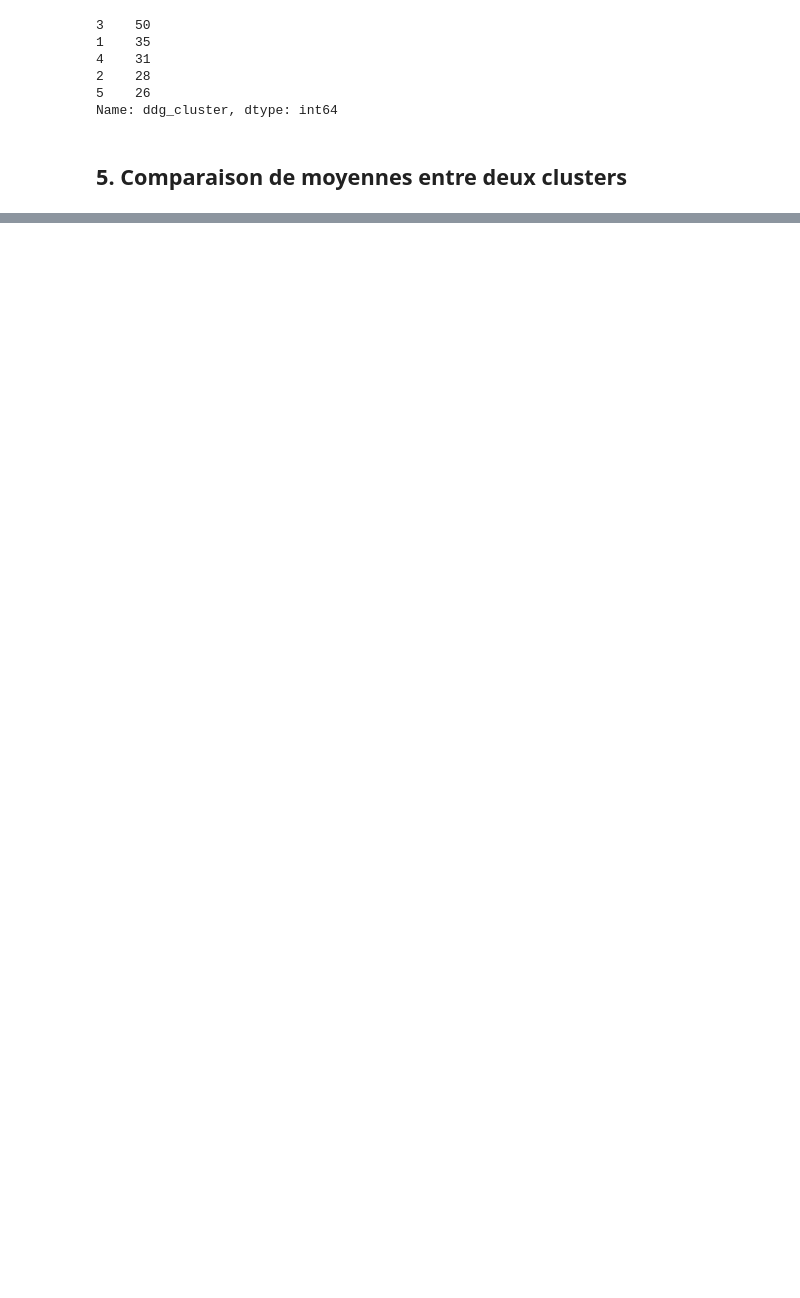
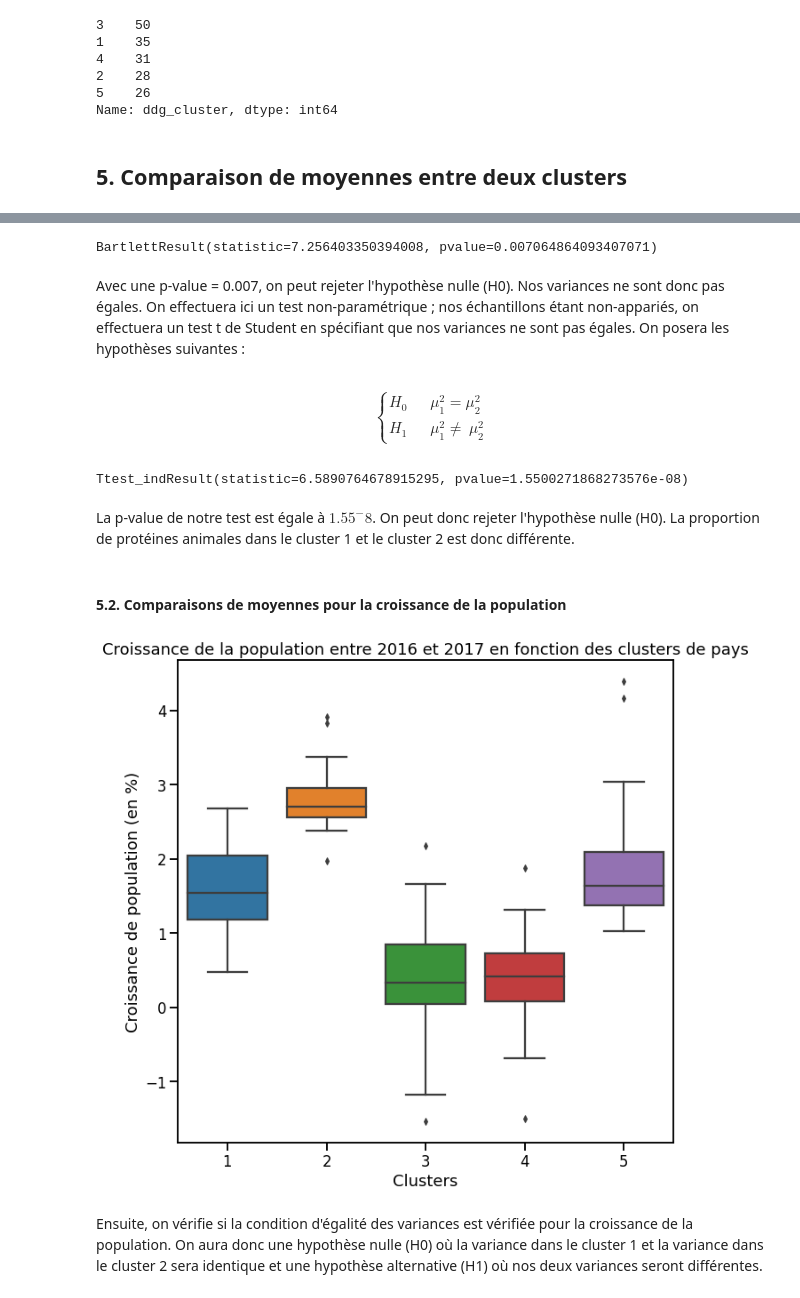
Before and after one commit to Sylvariane/etude_marche, a Jupyter notebook: P5_02_code.ipynb, the cells around one changed output, grey strips where cells are left out. Saved outputs shown, nothing was run; the diff lists cells and outputs as text; code cells hidden in the pictures; blank space fills up the shorter version.

```diff
--- a/P5_02_code.ipynb
+++ b/P5_02_code.ipynb
@@ -478,0 +547,33 @@ Name: ddg_cluster, dtype: int64
+# %%
+clust1 = df[df["ddg_cluster"]==1]["prot_anim_prot_tot"]
+clust2 = df[df["ddg_cluster"]==2]["prot_anim_prot_tot"]
+st.stats.bartlett(clust1,clust2)
+# %% [output]
+BartlettResult(statistic=7.256403350394008, pvalue=0.007064864093407071)
+# %% [markdown]
+Avec une p-value = 0.007, on peut rejeter l'hypothèse nulle (H0). Nos variances ne sont donc pas égales. On effectuera ici un test non-paramétrique ; nos échantillons étant non-appariés, on effectuera un test t de Student en spécifiant que nos variances ne sont pas égales. On posera les hypothèses suivantes :
+# %% [markdown]
+  \begin{cases}
+    H_0      & \quad \mu^2_1 = \mu^2_2\\
+    H_1      & \quad \mu^2_1 \neq\ \mu^2_2
+  \end{cases}
+# %%
+st.stats.ttest_ind(clust1,clust2, equal_var=False)
+# %% [output]
+Ttest_indResult(statistic=6.5890764678915295, pvalue=1.5500271868273576e-08)
+# %% [markdown]
+La p-value de notre test est égale à $1.55^-8$. On peut donc rejeter l'hypothèse nulle (H0). La proportion de protéines animales dans le cluster 1 et le cluster 2 est donc différente.
+# %% [markdown]
+#### 5.2. Comparaisons de moyennes pour la croissance de la population
+# %%
+plt.figure(figsize=(10,10))
+
+_ = sns.boxplot(x='ddg_cluster', y='croissance_pop', data=df)
+_ = plt.xlabel('Clusters')
+_ = plt.ylabel('Croissance de population (en %)')
+_ = plt.title('Croissance de la population entre 2016 et 2017 en fonction des clusters de pays')
+_ = plt.show()
+# %% [output]
+[figure, added]
+# %% [markdown]
+Ensuite, on vérifie si la condition d'égalité des variances est vérifiée pour la croissance de la population. On aura donc une hypothèse nulle (H0) où la variance dans le cluster 1 et la variance dans le cluster 2 sera identique et une hypothèse alternative (H1) où nos deux variances seront différentes.
```
Also changed, not shown: parts of 50 cells of this notebook.
